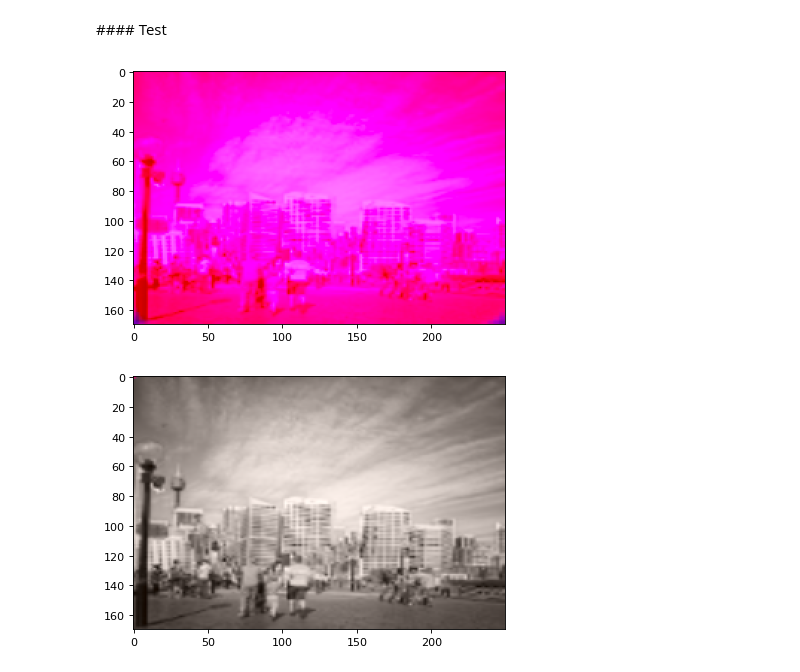
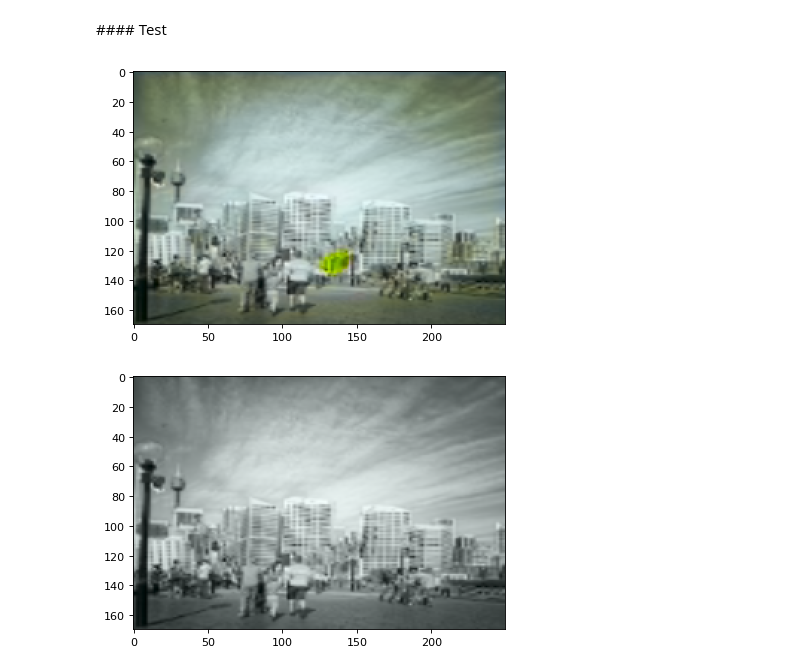
Before and after one commit to IA2021UR/trabajo-ia-en-la-comunidad-de-la-rioja-equipo-4, a Jupyter notebook: comparacion_modelos.ipynb, the cells around one changed output. Cells and saved outputs as stored; diff of their text form; code cells hidden in the pictures.

```diff
--- a/comparacion_modelos.ipynb
+++ b/comparacion_modelos.ipynb
@@ -482,7 +552,7 @@ with tf.device("/gpu:0"):
 generator_unet = compile_unet(build_unet())
 gan_unet = build_gan((128,128, 1), discriminator, generator_unet)
 # %%
-file_paths = glob('./*/*.*g')[200:300]
+file_paths = glob('./*/*.*g')[0:1000]
 random.shuffle(file_paths)
 
 batch_size = 16
@@ -497,7 +567,7 @@ with tf.device("/gpu:0"):
   while epoch <= epochs:
     # Permitirmos entrenar el discriminador
     discriminator.trainable = True
-    discriminator.fit(batch_images_function, steps_per_epoch=steps_per_epoch, epochs=4)
+    discriminator.fit(batch_images_function, steps_per_epoch=steps_per_epoch, epochs=2)
 
     # Bloqueamos entrenar el discriminador
     discriminator.trainable = False
@@ -543,31 +577,0 @@ plt.show()
-# %%
-# Get images
-file_paths = glob('./*/*.*g')
-image = np.array(load_resize_normalized_lab(file_paths[2])).astype('uint8')
-
-X = lab_l(image.copy())
-
-X = np.array(X).reshape(1, 128, 128, 1)
-# Output colorizations
-output = generator_unet.predict(X)
-
-canvas = np.zeros((128, 128, 3))
-canvas[:,:,0] = image[:,:,0]
-canvas[:,:,1:] = output[0]
-
-canvas = de_normalize_array(canvas)
-canvas = cv2.resize(canvas, (image.shape[1], image.shape[0]))
-
-img = color.lab2rgb(canvas)
-img = de_normalize_array(img)
-imgbrg = img.copy()
-imgbrg[:,:,0] = img[:,:,2]
-imgbrg[:,:,1] = img[:,:,1]
-imgbrg[:,:,2] = img[:,:,0]
-
-from matplotlib.pyplot import figure
-
-figure(figsize=(8, 8), dpi=80)
-
-plt.imshow(imgbrg)
-plt.show()
@@ -646,7 +662,7 @@ generator.compile(optimizer='rmsprop',loss='mse', metrics=['accuracy'])
 # %%
 file_paths = glob('./*/*.*g')
 random.shuffle(file_paths)
-images = file_paths[0:400]
+images = file_paths[0:1000]
 
 train_image_gen_lab(images, generator, 200)
 # %% [markdown]
@@ -716,9 +696,9 @@ def show_test_image_nogan_lab(image, model):
 # %%
 # Get images
 file_paths = glob('./*/*.jpg')
-show_test_image_nogan_lab(file_paths[202], generator)
+show_test_image_lab(file_paths[202], generator)
 # %% [output]
-[figure, old version]
+[figure, new version]
 # %%
 # Get images
 file_paths = glob('./*/*.jpg')
```
Also changed, not shown: parts of 21 cells of this notebook.
